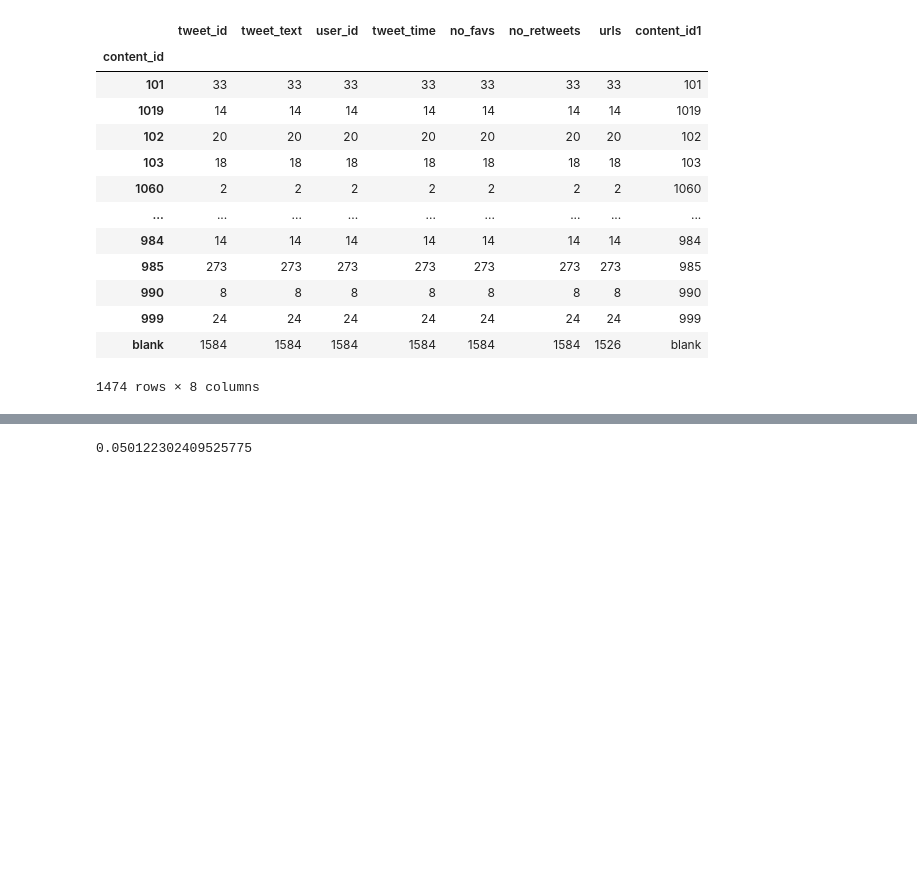
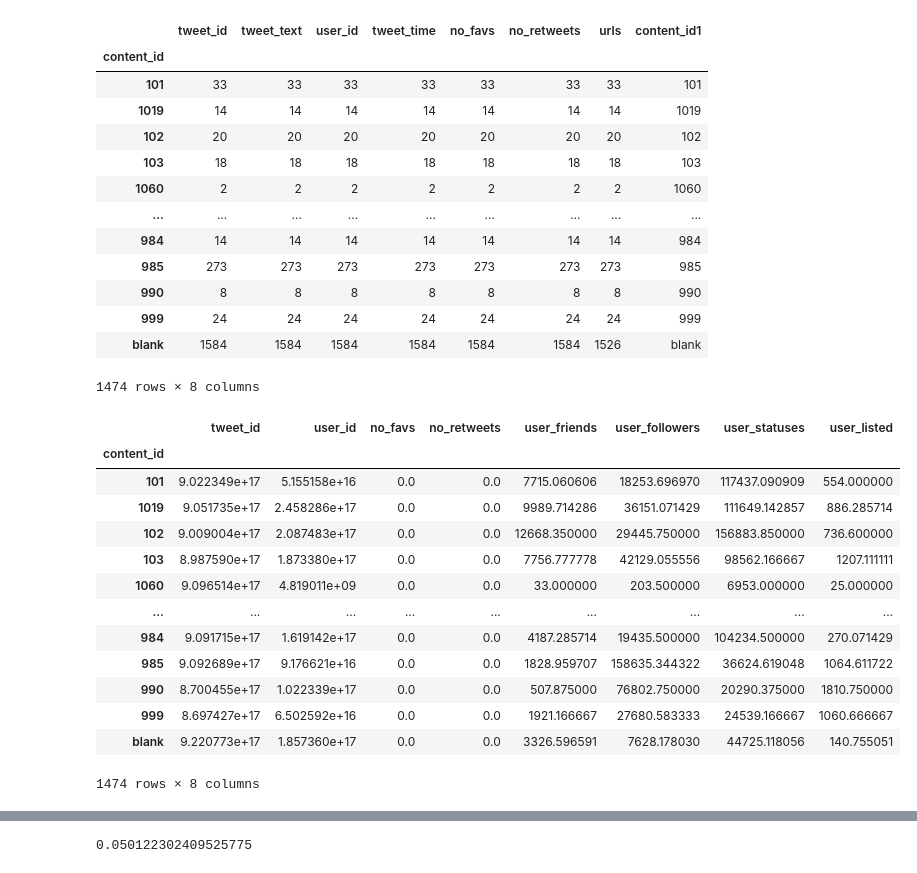
Before and after one commit to fagan2888/tweet-url-relationships, a Jupyter notebook: notebooks/Tweet Trust Correlation.ipynb, the cells around one changed output, grey strips where cells are left out. Drawn from its saved outputs; the diff is of its cells as text; code cells hidden in the pictures; blank space fills up the shorter version.

```diff
--- a/notebooks/Tweet Trust Correlation.ipynb
+++ b/notebooks/Tweet Trust Correlation.ipynb
@@ -196,4 +229,22 @@ num_tweets
 | 999 | 24 | 24 | 24 | 24 | 24 | 24 | 24 | 999 |
 | blank | 1584 | 1584 | 1584 | 1584 | 1584 | 1584 | 1526 | blank |
 1474 rows × 8 columns
+# %%
+avg_users = users.groupby(['content_id']).mean()
+avg_users
+# %% [output]
+|  | tweet_id | user_id | no_favs | no_retweets | user_friends | user_followers | user_statuses | user_listed |
+| content_id |  |  |  |  |  |  |  |  |
+| 101 | 9.022349e+17 | 5.155158e+16 | 0.0 | 0.0 | 7715.060606 | 18253.696970 | 117437.090909 | 554.000000 |
+| 1019 | 9.051735e+17 | 2.458286e+17 | 0.0 | 0.0 | 9989.714286 | 36151.071429 | 111649.142857 | 886.285714 |
+| 102 | 9.009004e+17 | 2.087483e+17 | 0.0 | 0.0 | 12668.350000 | 29445.750000 | 156883.850000 | 736.600000 |
+| 103 | 8.987590e+17 | 1.873380e+17 | 0.0 | 0.0 | 7756.777778 | 42129.055556 | 98562.166667 | 1207.111111 |
+| 1060 | 9.096514e+17 | 4.819011e+09 | 0.0 | 0.0 | 33.000000 | 203.500000 | 6953.000000 | 25.000000 |
+| ... | ... | ... | ... | ... | ... | ... | ... | ... |
+| 984 | 9.091715e+17 | 1.619142e+17 | 0.0 | 0.0 | 4187.285714 | 19435.500000 | 104234.500000 | 270.071429 |
+| 985 | 9.092689e+17 | 9.176621e+16 | 0.0 | 0.0 | 1828.959707 | 158635.344322 | 36624.619048 | 1064.611722 |
+| 990 | 8.700455e+17 | 1.022339e+17 | 0.0 | 0.0 | 507.875000 | 76802.750000 | 20290.375000 | 1810.750000 |
+| 999 | 8.697427e+17 | 6.502592e+16 | 0.0 | 0.0 | 1921.166667 | 27680.583333 | 24539.166667 | 1060.666667 |
+| blank | 9.220773e+17 | 1.857360e+17 | 0.0 | 0.0 | 3326.596591 | 7628.178030 | 44725.118056 | 140.755051 |
+1474 rows × 8 columns
 # %%
```
Also changed, not shown: parts of 14 cells of this notebook.
